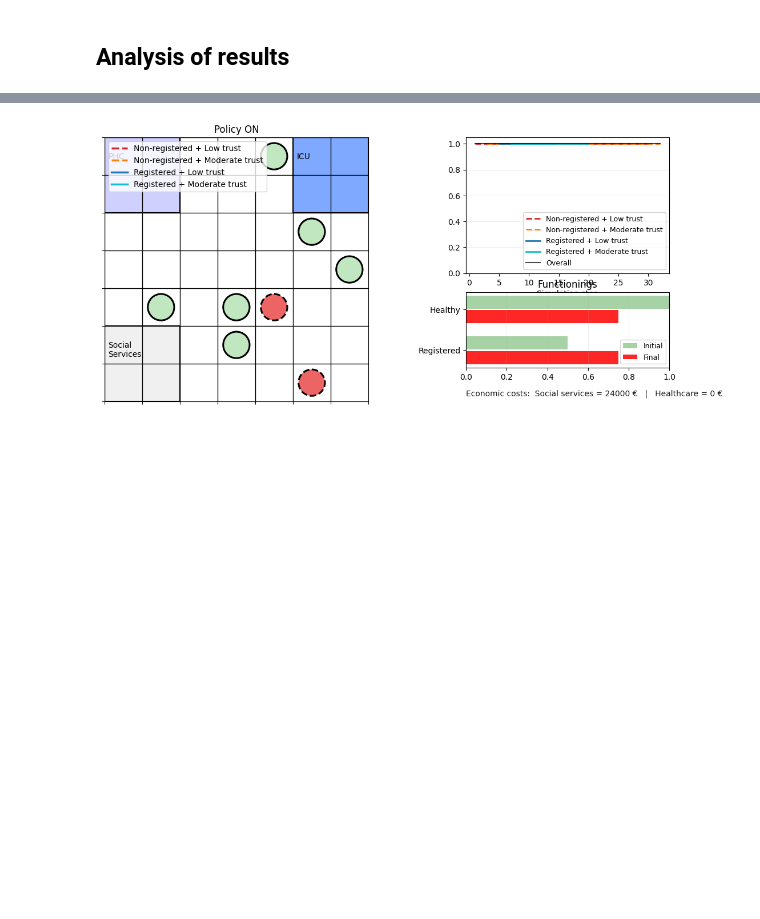
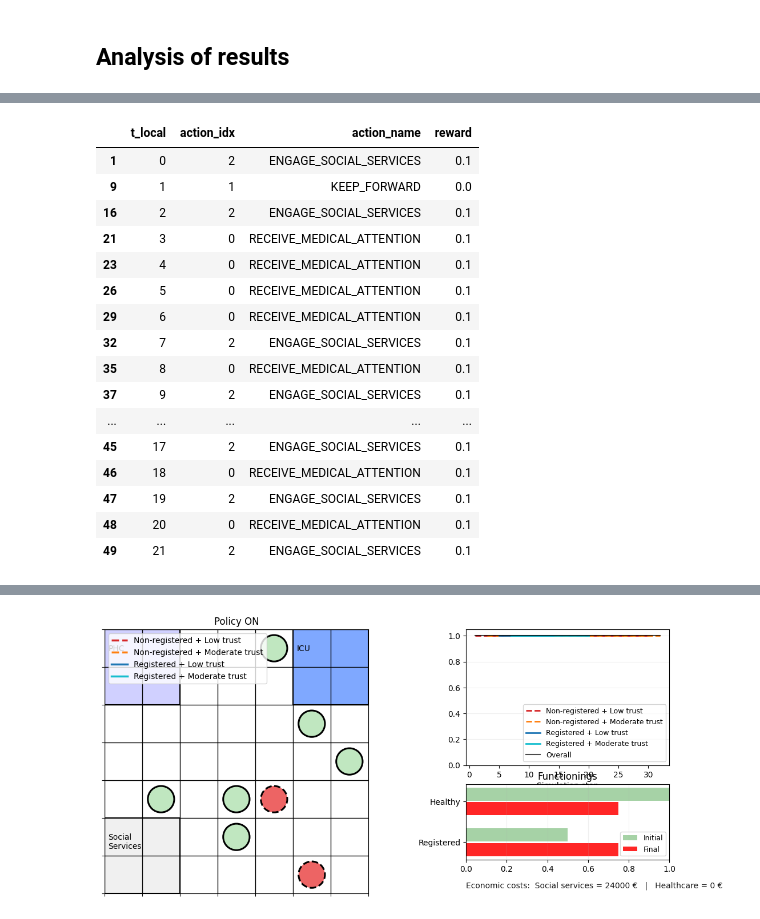
Before and after one commit to albaaguilera/Inclusive-Healthcare, a Jupyter notebook: analysis.ipynb, the cells around one changed output, grey strips where cells are left out. Saved outputs shown, nothing was run; the diff lists cells and outputs as text; code cells hidden in the pictures; blank space fills up the shorter version.

```diff
--- a/analysis.ipynb
+++ b/analysis.ipynb
@@ -108,0 +113,10 @@ plot_mean_optimal_strategy(
+# %%
+from pathlib import Path
+import pandas as pd
+
+cols = ["mean_reward_nonreg_low","mean_reward_nonreg_mod","mean_reward_reg_low","mean_reward_reg_mod","total_reward"]
+print("Same shape?", df_train_on.shape == df_train_off.shape)
+print("Exactly equal (cols)?", df_train_on[cols].equals(df_train_off[cols]))
+
+# si no són exactament iguals, mira diferències
+print((df_train_on[cols] - df_train_off[cols]).abs().describe())
@@ -108,0 +160,31 @@ plot_mean_optimal_strategy(
+# %%
+def show_agent_trace(steps_df, agent_id, utils=None):
+    df = steps_df[steps_df["agent"] == agent_id].sort_values("t_local").copy()
+    cols = ["t_local", "action_idx", "action_name"]
+    for c in ["reward", "health", "health_state", "administrative_state", "admin", "bh", "af", "cap_bh", "cap_af"]:
+        if c in df.columns:
+            cols.append(c)
+    display(df[cols].head(60))
+    return df
+
+# tria un agent (el primer del summary per exemple)
+agent_id = summ_off.index[0]
+df_ag_on = show_agent_trace(steps_on, agent_id, utils=utils)
+# %% [output]
+|  | t_local | action_idx | action_name | reward |
+| 1 | 0 | 2 | ENGAGE_SOCIAL_SERVICES | 0.1 |
+| 9 | 1 | 1 | KEEP_FORWARD | 0.0 |
+| 16 | 2 | 2 | ENGAGE_SOCIAL_SERVICES | 0.1 |
+| 21 | 3 | 0 | RECEIVE_MEDICAL_ATTENTION | 0.1 |
+| 23 | 4 | 0 | RECEIVE_MEDICAL_ATTENTION | 0.1 |
+| 26 | 5 | 0 | RECEIVE_MEDICAL_ATTENTION | 0.1 |
+| 29 | 6 | 0 | RECEIVE_MEDICAL_ATTENTION | 0.1 |
+| 32 | 7 | 2 | ENGAGE_SOCIAL_SERVICES | 0.1 |
+| 35 | 8 | 0 | RECEIVE_MEDICAL_ATTENTION | 0.1 |
+| 37 | 9 | 2 | ENGAGE_SOCIAL_SERVICES | 0.1 |
+| ... | ... | ... | ... | ... |
+| 45 | 17 | 2 | ENGAGE_SOCIAL_SERVICES | 0.1 |
+| 46 | 18 | 0 | RECEIVE_MEDICAL_ATTENTION | 0.1 |
+| 47 | 19 | 2 | ENGAGE_SOCIAL_SERVICES | 0.1 |
+| 48 | 20 | 0 | RECEIVE_MEDICAL_ATTENTION | 0.1 |
+| 49 | 21 | 2 | ENGAGE_SOCIAL_SERVICES | 0.1 |
```
Also changed, not shown: parts of 10 cells of this notebook, 5 other files.
